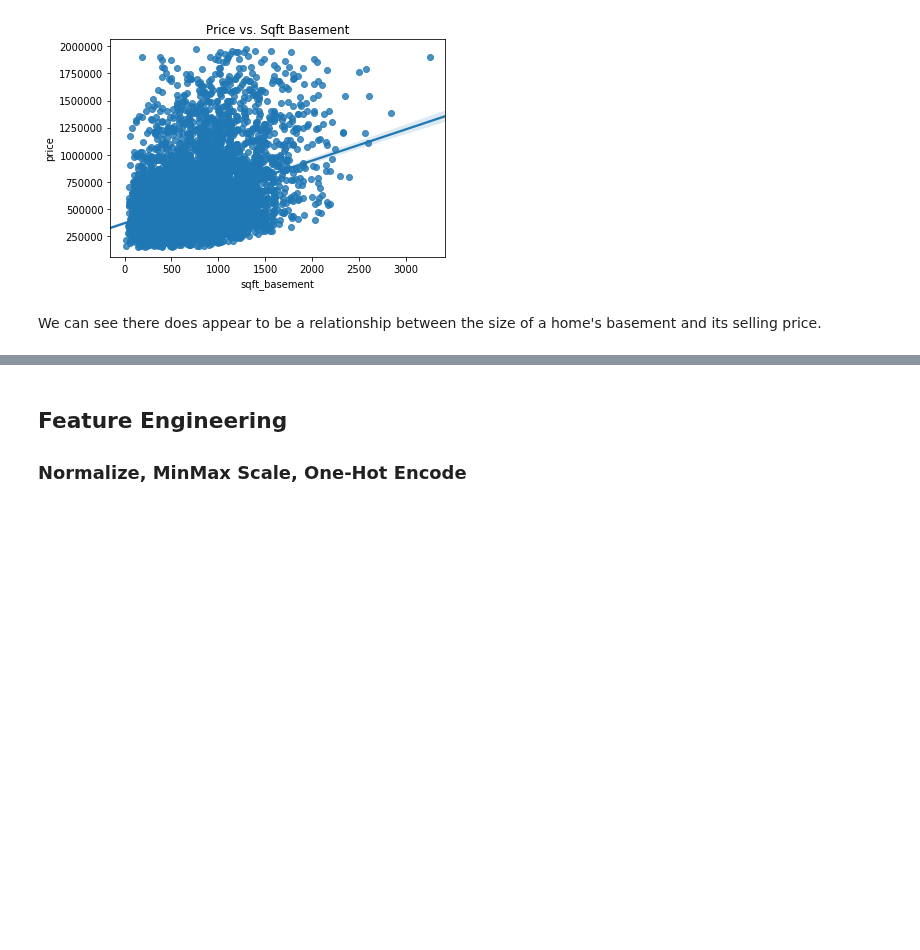
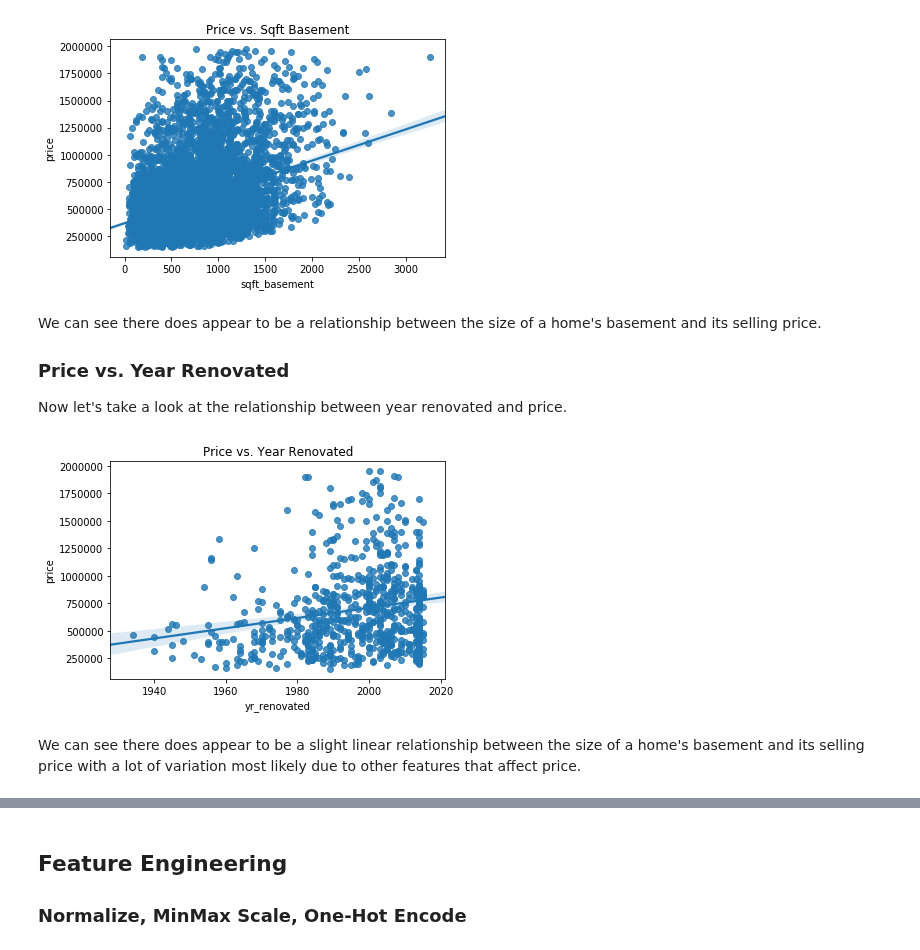
Before and after one commit to JessicaFB/Flipping-Houses-Strategy, a Jupyter notebook: student.ipynb, the cells around one changed output, grey strips where cells are left out. Saved outputs shown, nothing was run; the diff lists cells and outputs as text; code cells hidden in the pictures; blank space fills up the shorter version.

```diff
--- a/student.ipynb
+++ b/student.ipynb
@@ -316,5 +319,17 @@ sns.regplot(df[df.sqft_basement > 0].sqft_basement,df[df.sqft_basement > 0].pric
 plt.title('Price vs. Sqft Basement');
 # %% [output]
 [figure]
+# %% [markdown]
+We can see there does appear to be a relationship between the size of a home's basement and its selling price.
+
+### Price vs. Year Renovated
+Now let's take a look at the relationship between year renovated and price.
+# %%
+# Regression plot for all homes that have been renovated
+
+sns.regplot(df.yr_renovated[df.yr_renovated > 0],df.price[df.yr_renovated > 0])
+plt.title('Price vs. Year Renovated');
+# %% [output]
+[figure, added]
 # %% [markdown]
-We can see there does appear to be a relationship between the size of a home's basement and its selling price.
+We can see there does appear to be a slight linear relationship between the size of a home's basement and its selling price with a lot of variation most likely due to other features that affect price.
```
Also changed, not shown: parts of 12 cells of this notebook.
